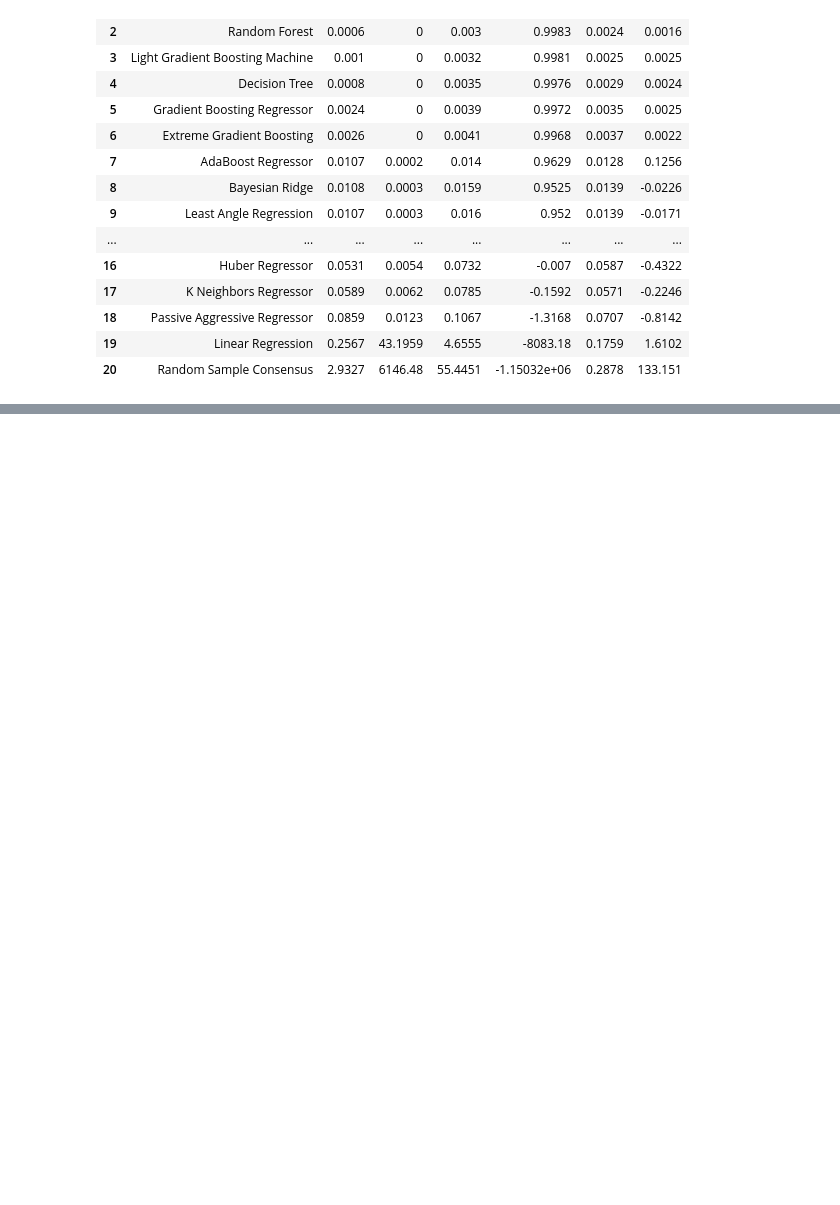
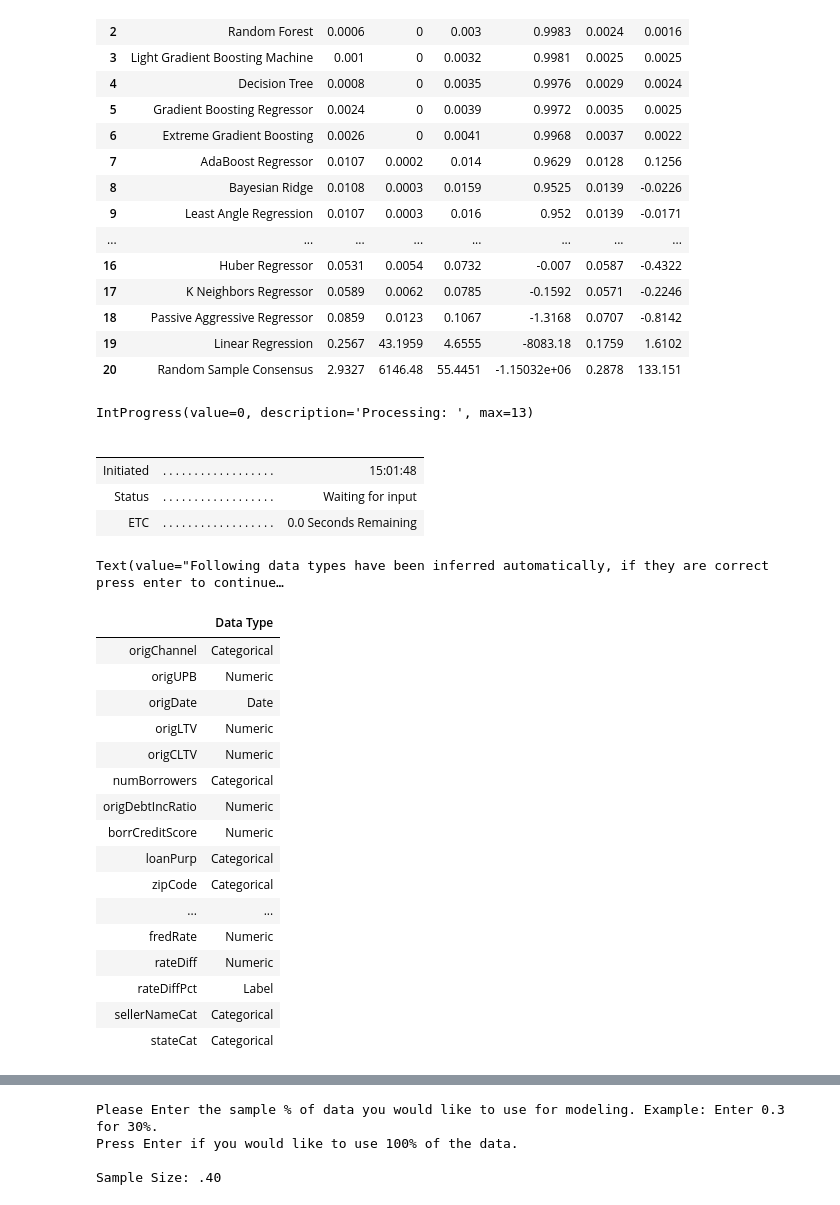
Before and after one commit to bigtoga/Project3, a Jupyter notebook: Justin/firstComplete - Copy.ipynb, the cells around one changed output, grey strips where cells are left out. Drawn from its saved outputs; the diff is of its cells as text; code cells hidden in the pictures; blank space fills up the shorter version.

```diff
--- a/Justin/firstComplete - Copy.ipynb
+++ b/Justin/firstComplete - Copy.ipynb
@@ -209,3 +209,31 @@ model_results
 | 18 | Passive Aggressive Regressor | 0.0859 | 0.0123 | 0.1067 | -1.3168 | 0.0707 | -0.8142 |
 | 19 | Linear Regression | 0.2567 | 43.1959 | 4.6555 | -8083.18 | 0.1759 | 1.6102 |
 | 20 | Random Sample Consensus | 2.9327 | 6146.48 | 55.4451 | -1.15032e+06 | 0.2878 | 133.151 |
+# %%
+models=setup(data, target = 'rateDiffPct', categorical_features = ['origChannel','numBorrowers', 'loanPurp', 'mortInsType',
+                                                                   'sellerNameCat', 'zipCode', 'stateCat'])
+# %% [output]
+IntProgress(value=0, description='Processing: ', max=13)
+|  |  |  |
+|  |  |  |
+| Initiated | . . . . . . . . . . . . . . . . . . | 15:01:48 |
+| Status | . . . . . . . . . . . . . . . . . . | Waiting for input |
+| ETC | . . . . . . . . . . . . . . . . . . | 0.0 Seconds Remaining |
+Text(value="Following data types have been inferred automatically, if they are correct press enter to continue…
+|  | Data Type |
+| origChannel | Categorical |
+| origUPB | Numeric |
+| origDate | Date |
+| origLTV | Numeric |
+| origCLTV | Numeric |
+| numBorrowers | Categorical |
+| origDebtIncRatio | Numeric |
+| borrCreditScore | Numeric |
+| loanPurp | Categorical |
+| zipCode | Categorical |
+| ... | ... |
+| fredRate | Numeric |
+| rateDiff | Numeric |
+| rateDiffPct | Label |
+| sellerNameCat | Categorical |
+| stateCat | Categorical |
@@ -212 +241,5 @@ model_results
+Please Enter the sample % of data you would like to use for modeling. Example: Enter 0.3 for 30%.
+Press Enter if you would like to use 100% of the data.
+
+Sample Size: .40
 # %%
```
Also changed, not shown: parts of 2 cells of this notebook.
